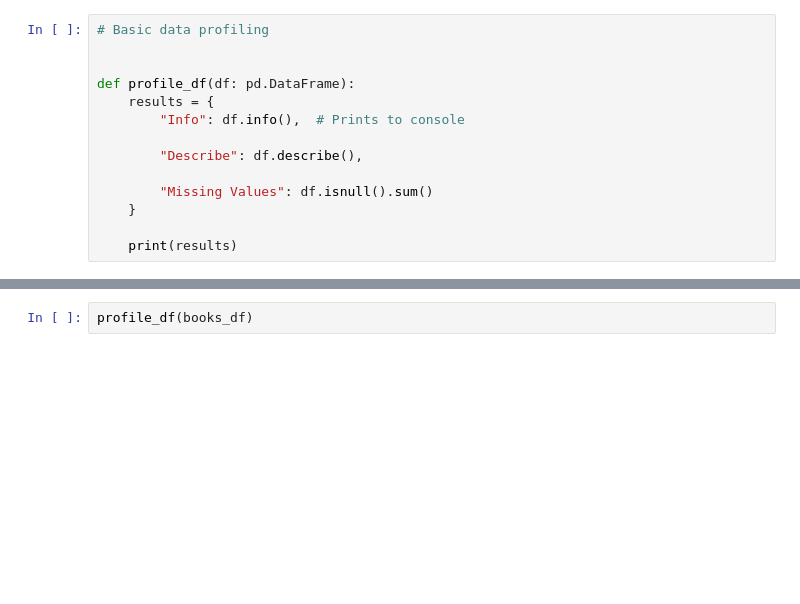
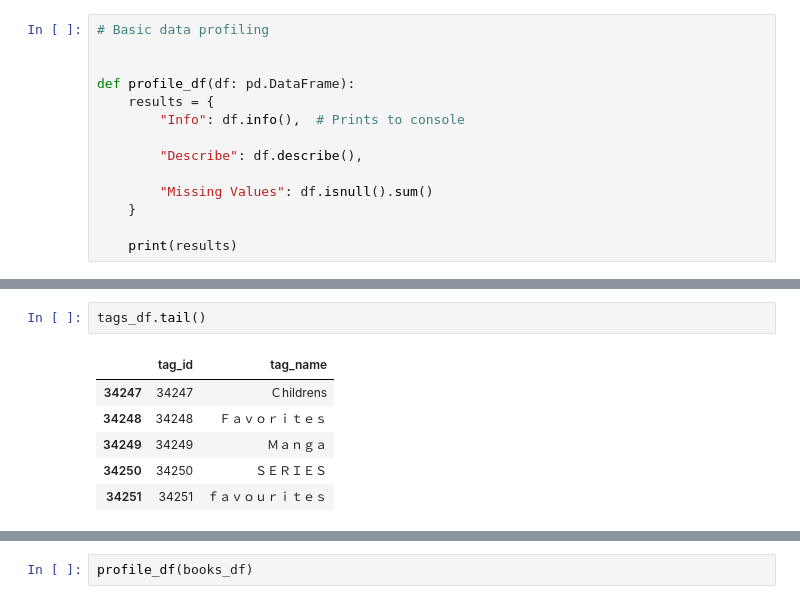
Before and after one commit to AFSpacePro/Goodreads-EDA, a Jupyter notebook: mili_EDA.ipynb, the cells around one changed output, grey strips where cells are left out. Drawn from its saved outputs; the diff is of its cells as text; blank space fills up the shorter version.

```diff
--- a/mili_EDA.ipynb
+++ b/mili_EDA.ipynb
@@ -26,0 +50,9 @@ def profile_df(df: pd.DataFrame):
+# %%
+tags_df.tail()
+# %% [output]
+|  | tag_id | tag_name |
+| 34247 | 34247 | Ｃhildrens |
+| 34248 | 34248 | Ｆａｖｏｒｉｔｅｓ |
+| 34249 | 34249 | Ｍａｎｇａ |
+| 34250 | 34250 | ＳＥＲＩＥＳ |
+| 34251 | 34251 | ｆａｖｏｕｒｉｔｅｓ |
```
Also changed, not shown: parts of 7 cells of this notebook.
